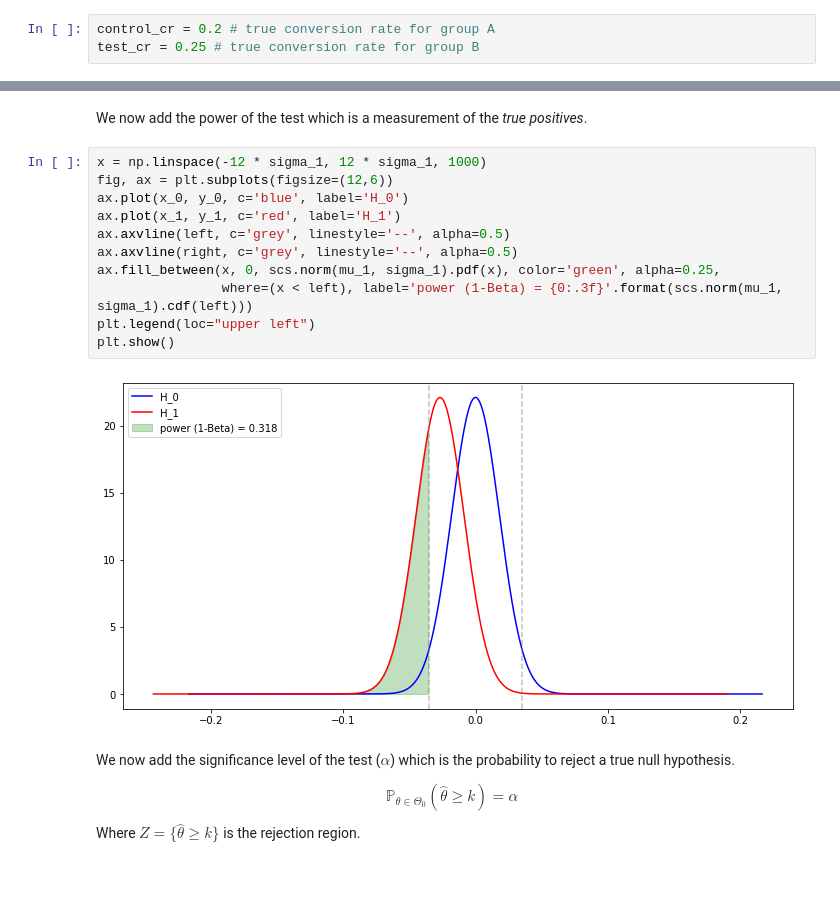
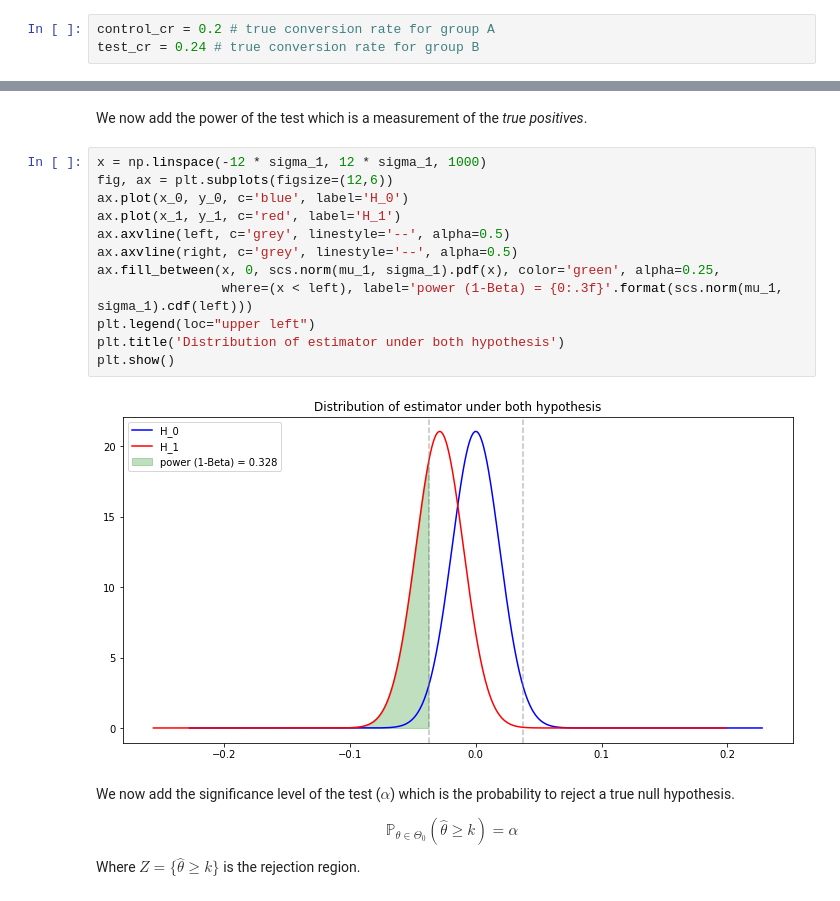
Before and after one commit to savoga/python_exos, a Jupyter notebook: statistical_testing.ipynb, the cells around one changed output, grey strips where cells are left out. Drawn from its saved outputs; the diff is of its cells as text.

```diff
--- a/statistical_testing.ipynb
+++ b/statistical_testing.ipynb
@@ -214,7 +214,7 @@ N_B = 1000 # desired samples for group B
 p_group = N_A/(N_A + N_B) # = 0.5
 # %%
 control_cr = 0.2 # true conversion rate for group A
-test_cr = 0.25 # true conversion rate for group B
+test_cr = 0.24 # true conversion rate for group B
 # %% [markdown]
 $$G \sim \mathcal{B}(0.5)$$
 $$X_{|G=A} \sim \mathcal{B}(control\_cr)$$
@@ -405,16 +405,17 @@ We now add the power of the test which is a measurement of the *true positives*.
 # %%
 x = np.linspace(-12 * sigma_1, 12 * sigma_1, 1000)
 fig, ax = plt.subplots(figsize=(12,6))
 ax.plot(x_0, y_0, c='blue', label='H_0')
 ax.plot(x_1, y_1, c='red', label='H_1')
 ax.axvline(left, c='grey', linestyle='--', alpha=0.5)
 ax.axvline(right, c='grey', linestyle='--', alpha=0.5)
 ax.fill_between(x, 0, scs.norm(mu_1, sigma_1).pdf(x), color='green', alpha=0.25,
                 where=(x < left), label='power (1-Beta) = {0:.3f}'.format(scs.norm(mu_1, sigma_1).cdf(left)))
 plt.legend(loc="upper left")
+plt.title('Distribution of estimator under both hypothesis')
 plt.show()
 # %% [output]
-[figure, old version]
+[figure, new version]
 # %% [markdown]
 We now add the significance level of the test ($\alpha$) which is the probability to reject a true null hypothesis.
 
```
Also changed, not shown: parts of 15 cells of this notebook.
